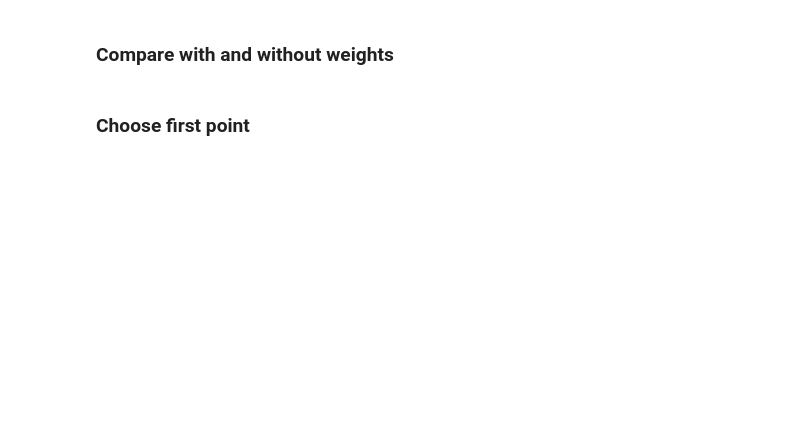
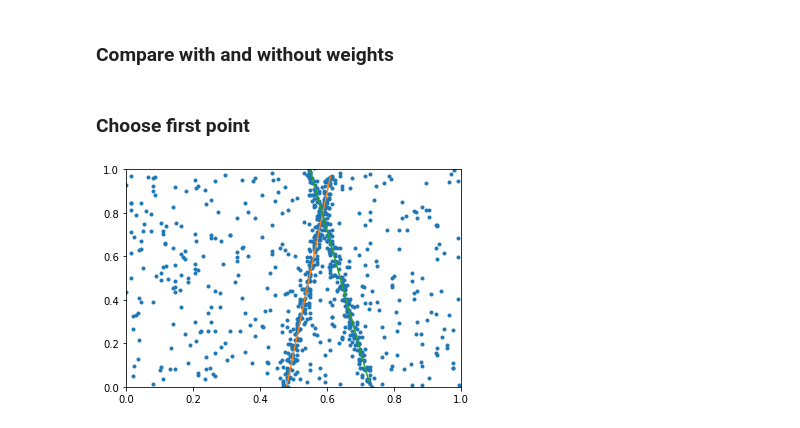
Before and after one commit to BereniceCourant/ImprRansac, a Jupyter notebook: Ransac+-Copy1.ipynb, the cells around one changed output. Cells and saved outputs as stored; diff of their text form; code cells hidden in the pictures; blank space fills up the shorter version.

```diff
--- a/Ransac+-Copy1.ipynb
+++ b/Ransac+-Copy1.ipynb
@@ -1215,0 +1433,45 @@ compare_all(image_size, sigma_noise, model3, n_inliers=nbr_inliers3, n_outliers=
+# %%
+def generate_data_multi_line(lines, image, sigma, n_inliers, n_outliers):
+    L_X = []
+    L_Y = []
+    for (a, b) in lines:
+        Points = []
+        for x in range(image[0]):
+            y = a*x+b
+            if y >= 0 and y < image[1]:
+                p = np.array([x, y])
+                Points.append(p)
+        covariance = np.diag(np.array(sigma) ** 2)
+        n_i = max(1, n_inliers // len(Points))
+        for point in Points:
+            sample = np.random.multivariate_normal(point, covariance, n_i)
+            sample_X = map(lambda x: int(x)/image[0], sample[:, 0])
+            sample_Y = map(lambda x: int(x)/image[1], sample[:, 1])
+            L_X.extend(sample_X)
+            L_Y.extend(sample_Y)
+
+    for k in range(n_outliers):
+        (x, y) = (np.random.randint(image[0])/image[0], np.random.randint(image[1])/image[1])
+        L_X.append(x)
+        L_Y.append(y)
+
+    return (L_X, L_Y)
+# %%
+image_size = (200, 200)
+n_inliers = 250
+n_outliers = 400
+sigma_noise = (2, 2)
+# %%
+line1 = generate_line(image_size)
+line2 = generate_line(image_size)
+data = generate_data_multi_line([line1, line2], image_size, sigma_noise, n_inliers, n_outliers)
+
+fig, ax = plt.subplots()
+ax.set_xlim(0, 1)
+ax.set_ylim(0, 1)
+plot_data(data, ax)
+plot_line(line1, image_size, ax)
+plot_line(line2, image_size, ax)
+fig.show()
+# %% [output]
+[figure, added]
```
Also changed, not shown: parts of 13 cells of this notebook.
